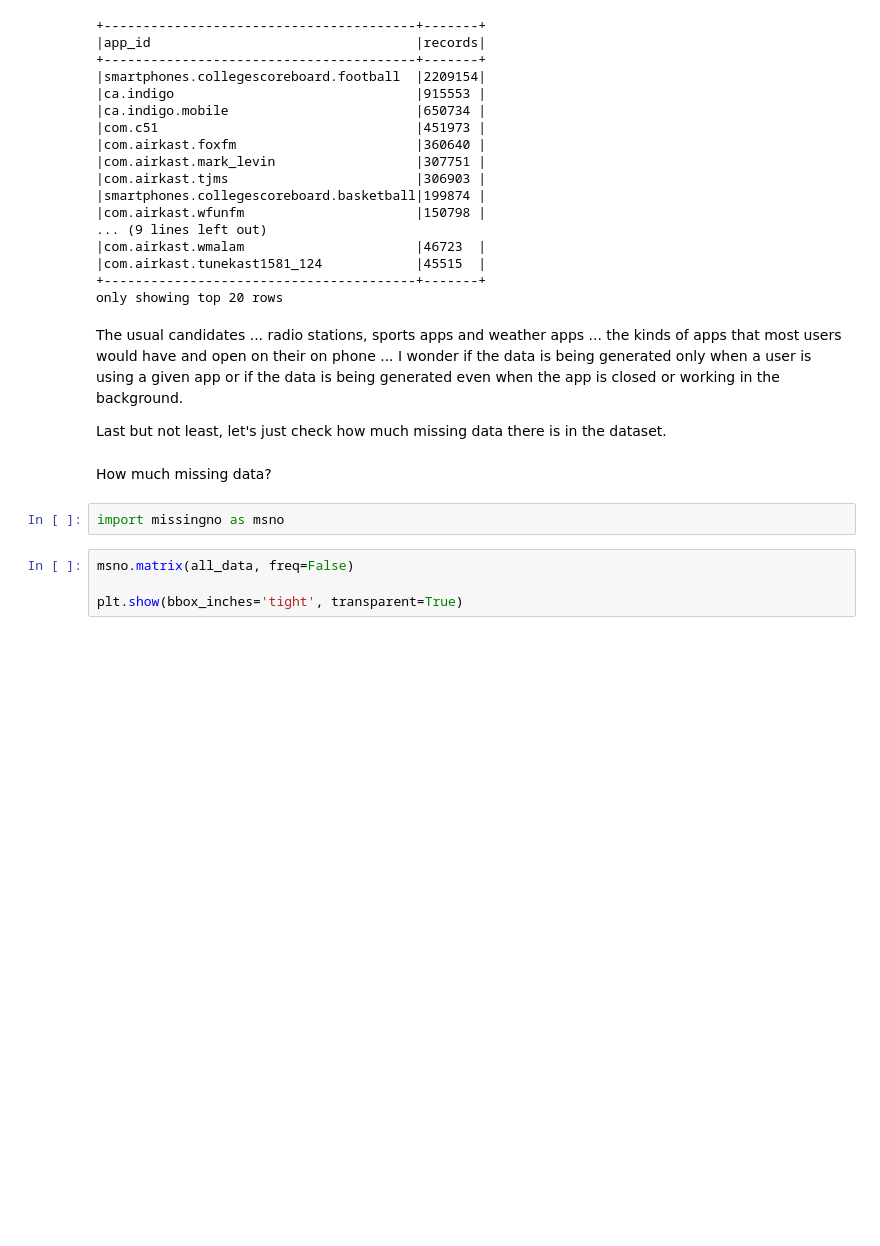
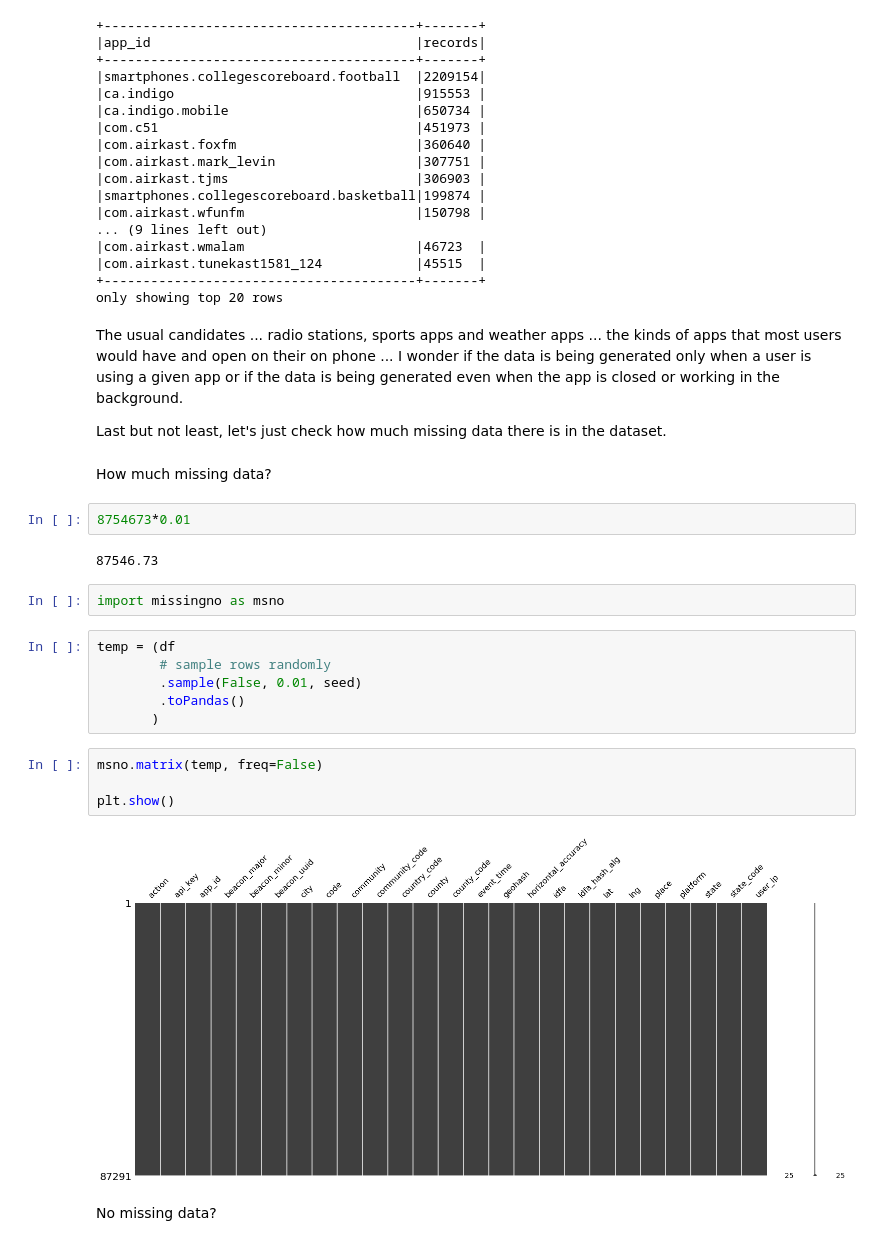
Before and after one commit to fqaiser94/DataEngChallenge, a Jupyter notebook: Freckle Data Engineer Challenge.ipynb, the cells around one changed output. Cells and saved outputs as stored; diff of their text form; blank space fills up the shorter version.

Commit message:
add missing data viz

```diff
--- a/Freckle Data Engineer Challenge.ipynb
+++ b/Freckle Data Engineer Challenge.ipynb
@@ -238,9 +246,23 @@ The usual candidates ... radio stations, sports apps and weather apps ... the ki
 Last but not least, let's just check how much missing data there is in the dataset.
 # %% [markdown]
 How much missing data?
+# %%
+8754673*0.01
+# %% [output]
+87546.73
 # %%
 import missingno as msno
+# %%
+temp = (df
+        # sample rows randomly
+        .sample(False, 0.01, seed)
+        .toPandas()
+       )
 # %%
-msno.matrix(all_data, freq=False)
+msno.matrix(temp, freq=False)
 
-plt.show(bbox_inches='tight', transparent=True)
+plt.show()
+# %% [output]
+[figure, added]
+# %% [markdown]
+No missing data?
```
Also changed, not shown: parts of 2 cells of this notebook.
